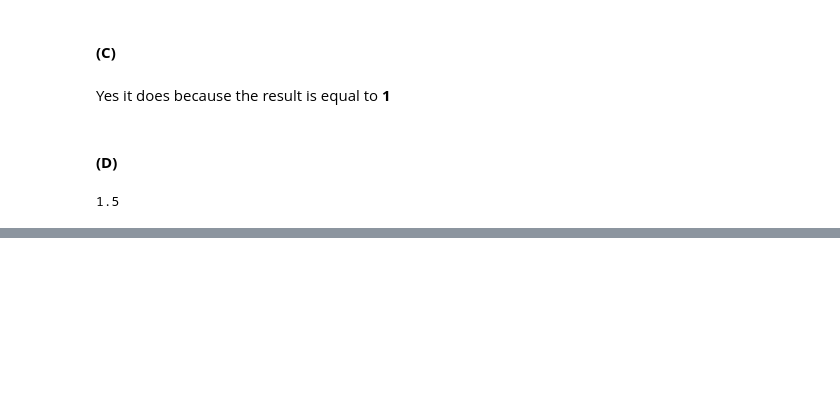
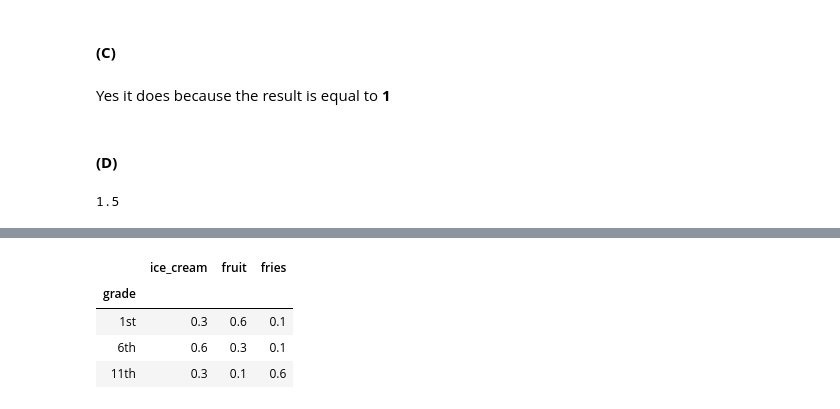
Before and after one commit to Giuco/bayesian-data-analyis-kruschke, a Jupyter notebook: Chapter 4 - Exercises.ipynb, the cells around one changed output, grey strips where cells are left out. Drawn from its saved outputs; the diff is of its cells as text; code cells hidden in the pictures; blank space fills up the shorter version.

```diff
--- a/Chapter 4 - Exercises.ipynb
+++ b/Chapter 4 - Exercises.ipynb
@@ -259,0 +308,13 @@ print(max(y))
+# %%
+food_given_grade = pd.DataFrame(data={"grade": ["1st", "6th", "11th"],
+                                      "ice_cream": [0.3, 0.6, 0.3],
+                                      "fruit": [0.6, 0.3, 0.1],
+                                      "fries": [0.1, 0.1, 0.6]}).set_index("grade")
+
+food_given_grade
+# %% [output]
+|  | ice_cream | fruit | fries |
+| grade |  |  |  |
+| 1st | 0.3 | 0.6 | 0.1 |
+| 6th | 0.6 | 0.3 | 0.1 |
+| 11th | 0.3 | 0.1 | 0.6 |
```
Also changed, not shown: parts of 10 cells of this notebook.
